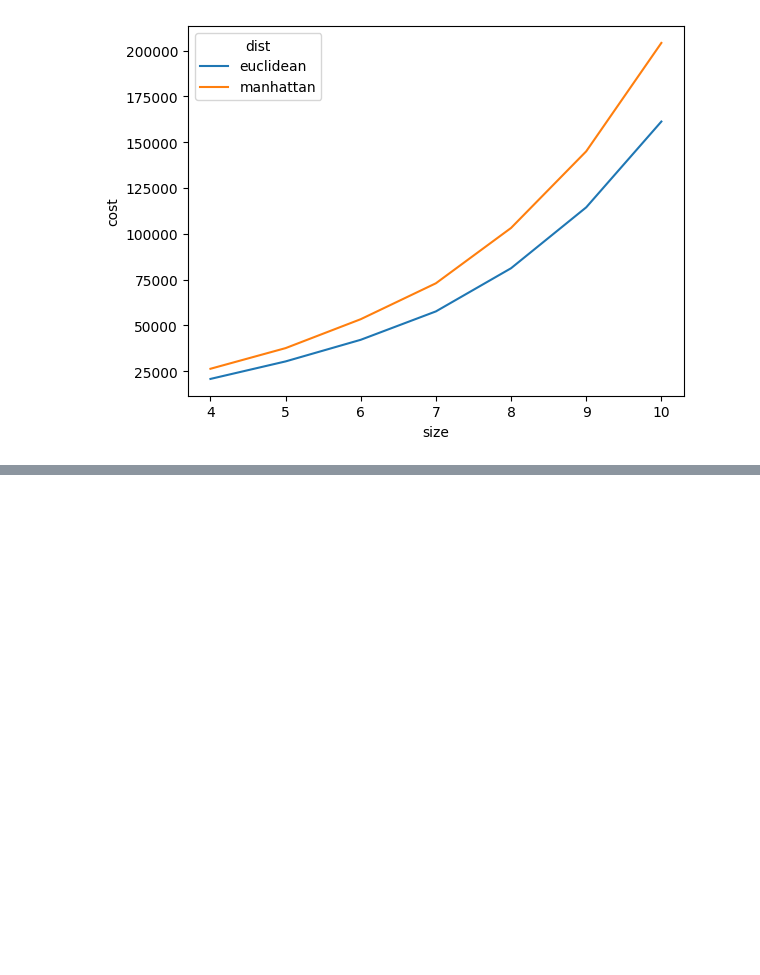
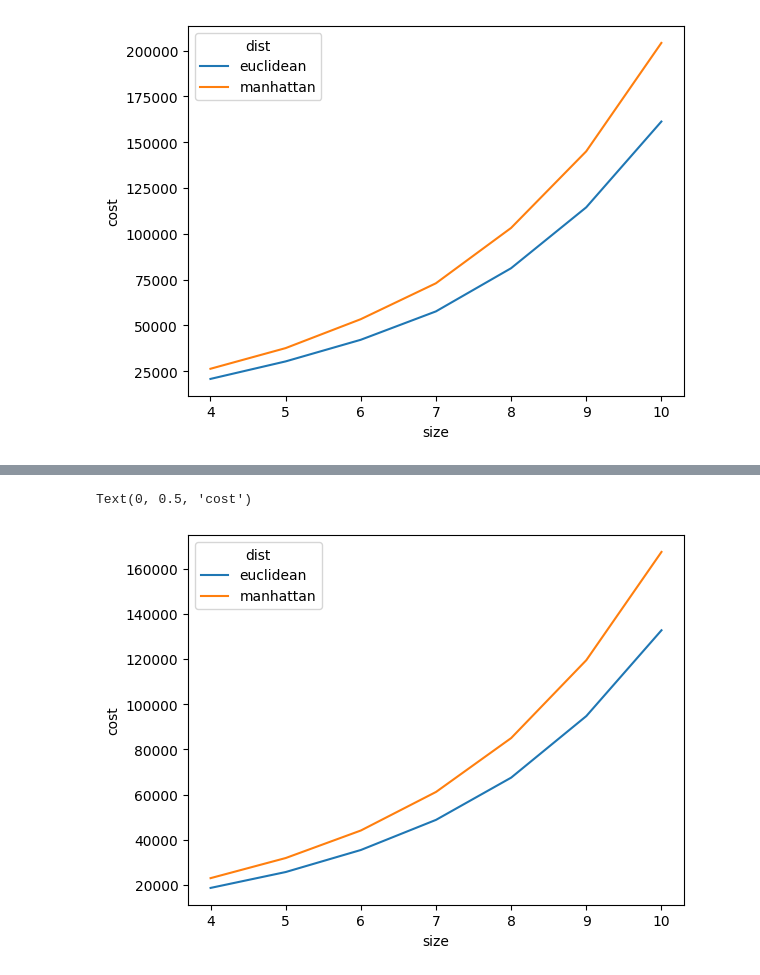
Before and after one commit to LuisFelipeRamos/TP2_Algoritmos2, a Jupyter notebook: testes.ipynb, the cells around one changed output, grey strips where cells are left out. Saved outputs shown, nothing was run; the diff lists cells and outputs as text; code cells hidden in the pictures; blank space fills up the shorter version.

```diff
--- a/testes.ipynb
+++ b/testes.ipynb
@@ -24,0 +32,6 @@ Text(0, 0.5, 'cost')
+# %%
+dfcr.groupby(["size", "dist"]).mean()["cost"].unstack().plot()
+plt.ylabel("cost")
+# %% [output]
+Text(0, 0.5, 'cost')
+[figure, added]
```
Also changed, not shown: parts of 2 cells of this notebook, 7 other files.
